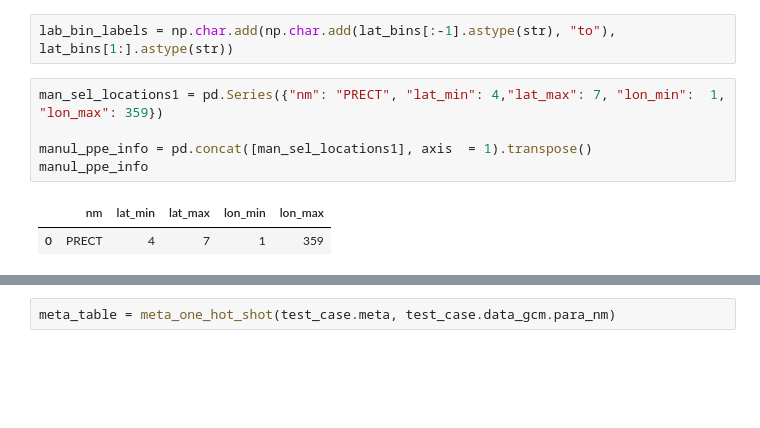
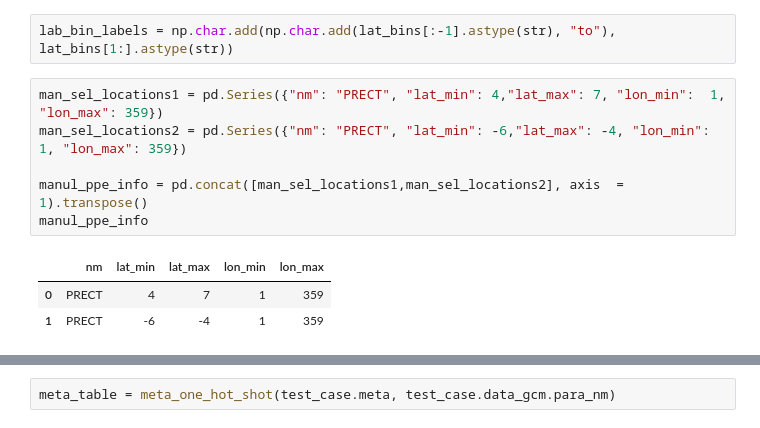
Before and after one commit to yiqioyang/proj2dhullsampler, a Jupyter notebook: prepare.ipynb, the cells around one changed output, grey strips where cells are left out. Cells and saved outputs as stored; diff of their text form; blank space fills up the shorter version.

```diff
--- a/prepare.ipynb
+++ b/prepare.ipynb
@@ -110,12 +104,14 @@ lat_bins = np.arange(-75, 76, 10)  # -90 to 90 every 10 degrees
 lab_bin_labels = np.char.add(np.char.add(lat_bins[:-1].astype(str), "to"), lat_bins[1:].astype(str))
 # %%
 man_sel_locations1 = pd.Series({"nm": "PRECT", "lat_min": 4,"lat_max": 7, "lon_min":  1, "lon_max": 359})
+man_sel_locations2 = pd.Series({"nm": "PRECT", "lat_min": -6,"lat_max": -4, "lon_min":  1, "lon_max": 359})
 
-manul_ppe_info = pd.concat([man_sel_locations1], axis  = 1).transpose()
+manul_ppe_info = pd.concat([man_sel_locations1,man_sel_locations2], axis  = 1).transpose()
 manul_ppe_info
 # %% [output]
 |  | nm | lat_min | lat_max | lon_min | lon_max |
 | 0 | PRECT | 4 | 7 | 1 | 359 |
+| 1 | PRECT | -6 | -4 | 1 | 359 |
 # %%
 test_case = Prep_Mask_Generation(working_dir, case_name, ppe, obs, obs_dict, para, lat_bins, manul_ppe_info, [ppe_precip_freq, obs_precip_freq])
 # %% [output]
```
Also changed, not shown: parts of 33 cells of this notebook, 3 other files.
